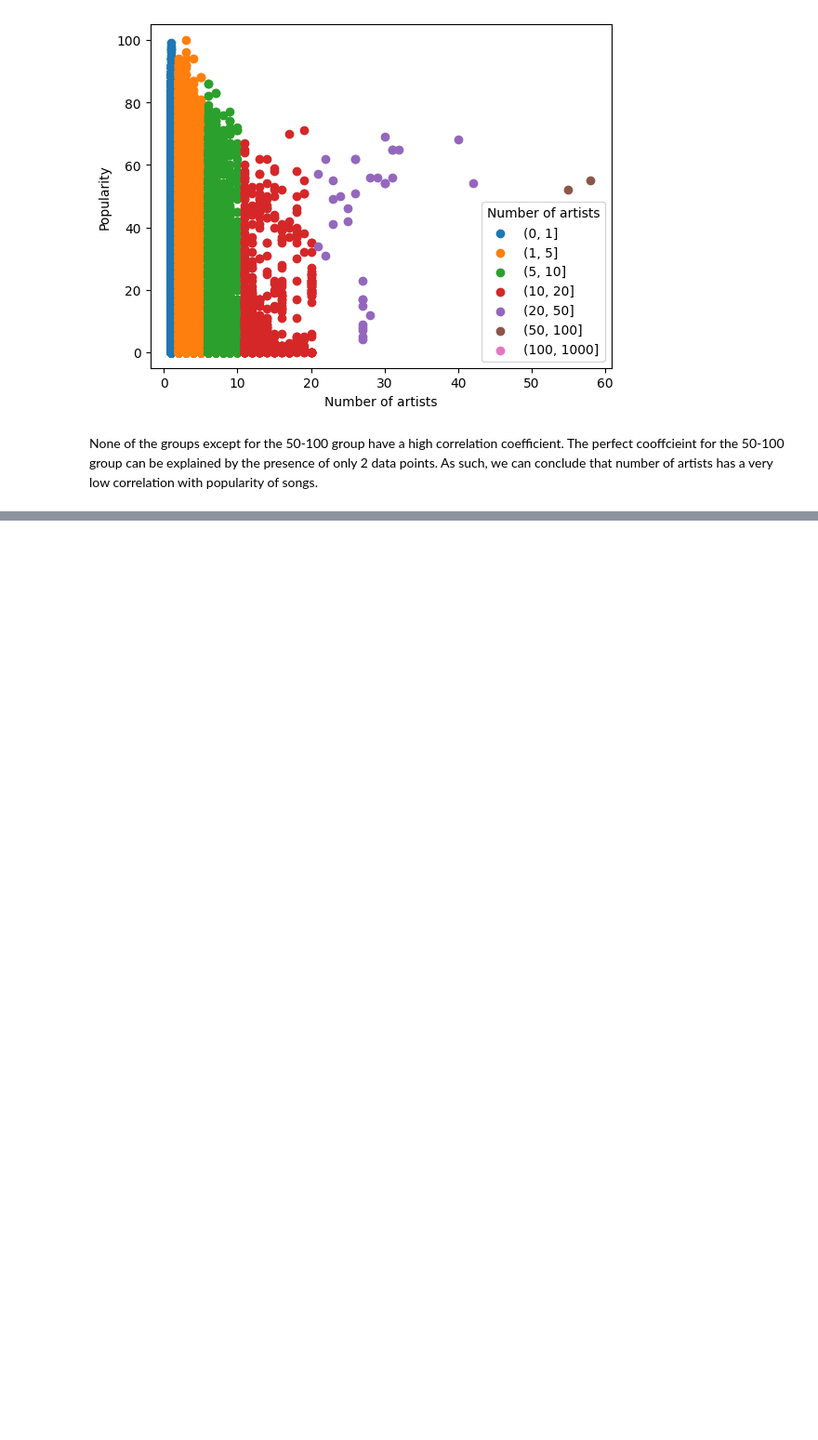
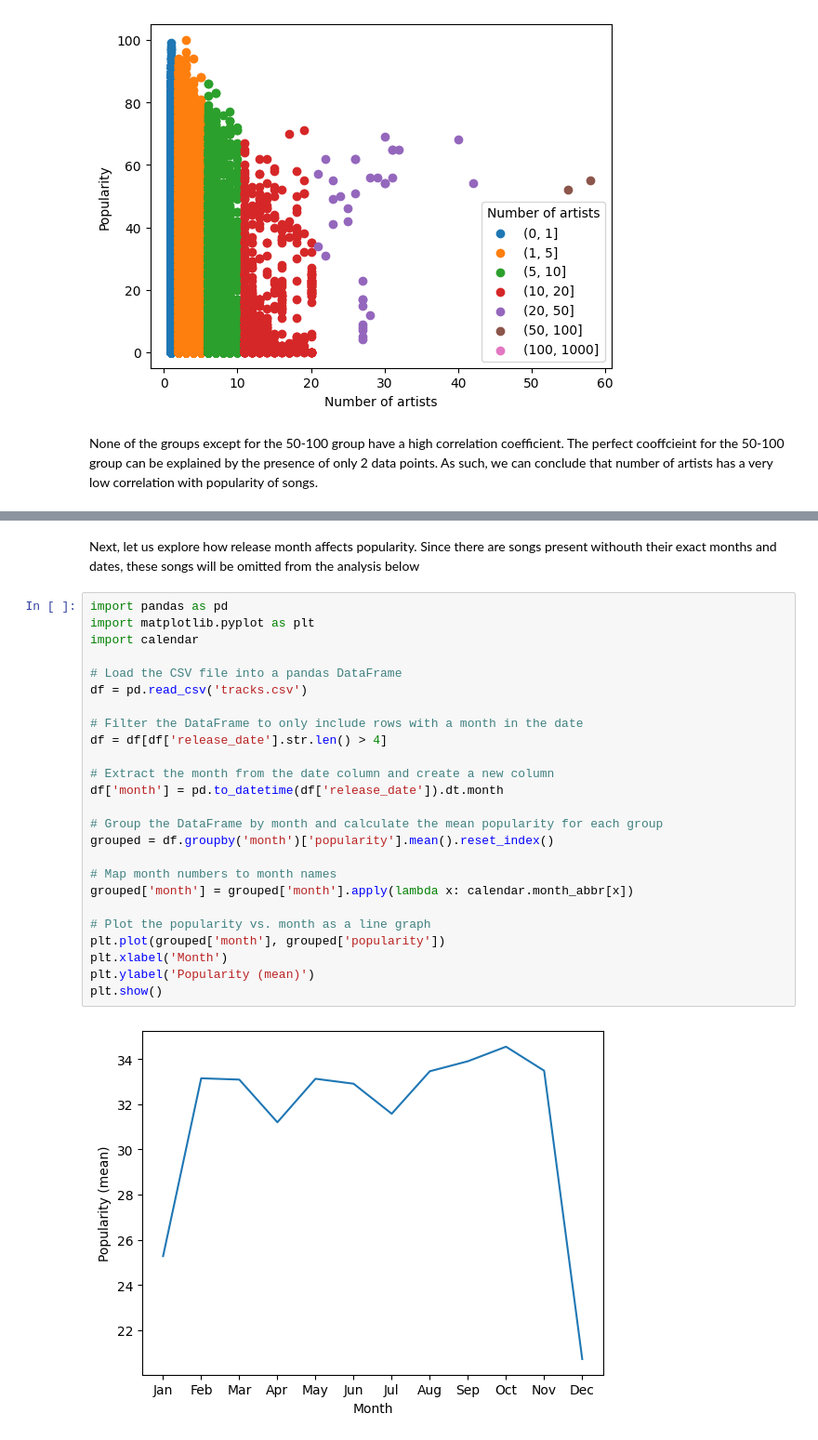
Before and after one commit to ayushmandixit2000/DSAI-Project, a Jupyter notebook: TracksAnalysis.ipynb, the cells around one changed output, grey strips where cells are left out. Shown at 93% size. Drawn from its saved outputs; the diff is of its cells as text; blank space fills up the shorter version.

```diff
--- a/TracksAnalysis.ipynb
+++ b/TracksAnalysis.ipynb
@@ -372,0 +397,29 @@ None of the groups except for the 50-100 group have a high correlation coefficie
+# %% [markdown]
+Next, let us explore how release month affects popularity. Since there are songs present withouth their exact months and dates, these songs will be omitted from the analysis below
+# %%
+import pandas as pd
+import matplotlib.pyplot as plt
+import calendar
+
+# Load the CSV file into a pandas DataFrame
+df = pd.read_csv('tracks.csv')
+
+# Filter the DataFrame to only include rows with a month in the date
+df = df[df['release_date'].str.len() > 4]
+
+# Extract the month from the date column and create a new column
+df['month'] = pd.to_datetime(df['release_date']).dt.month
+
+# Group the DataFrame by month and calculate the mean popularity for each group
+grouped = df.groupby('month')['popularity'].mean().reset_index()
+
+# Map month numbers to month names
+grouped['month'] = grouped['month'].apply(lambda x: calendar.month_abbr[x])
+
+# Plot the popularity vs. month as a line graph
+plt.plot(grouped['month'], grouped['popularity'])
+plt.xlabel('Month')
+plt.ylabel('Popularity (mean)')
+plt.show()
+# %% [output]
+[figure, added]
```
Also changed, not shown: parts of 6 cells of this notebook.
